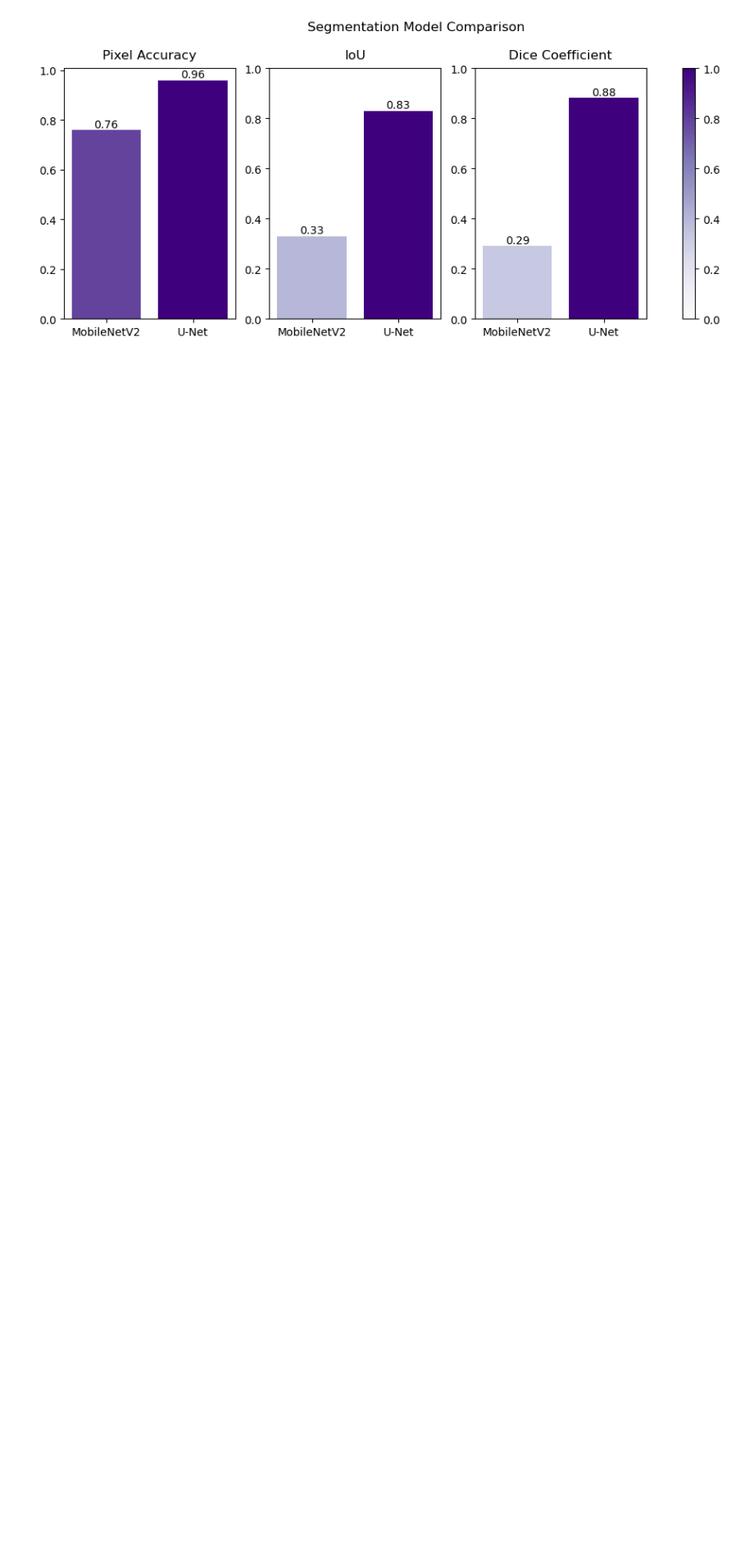
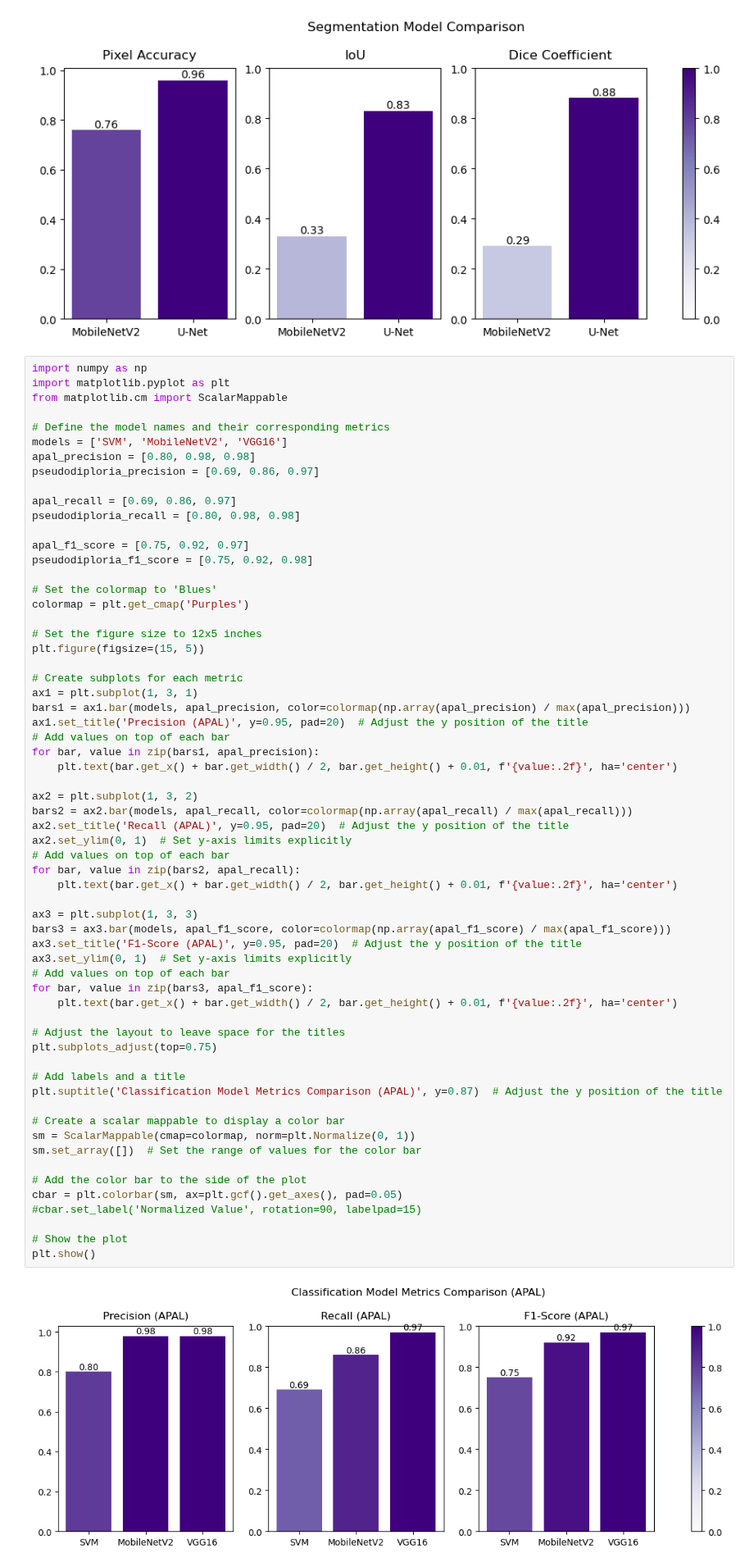
Before and after one commit to sumaiya008/Segmenting-Coral-Branch-tips, a Jupyter notebook: notebooks/2.0_Balancing.ipynb, the cells around one changed output. Shown at 82% size. Cells and saved outputs as stored; diff of their text form; blank space fills up the shorter version.

```diff
--- a/notebooks/2.0_Balancing.ipynb
+++ b/notebooks/2.0_Balancing.ipynb
@@ -404,3 +404,67 @@ cbar = plt.colorbar(sm, ax=plt.gcf().get_axes(), pad=0.05)
 plt.show()
 # %% [output]
 [figure]
+# %%
+import numpy as np
+import matplotlib.pyplot as plt
+from matplotlib.cm import ScalarMappable
+
+# Define the model names and their corresponding metrics
+models = ['SVM', 'MobileNetV2', 'VGG16']
+apal_precision = [0.80, 0.98, 0.98]
+pseudodiploria_precision = [0.69, 0.86, 0.97]
+
+apal_recall = [0.69, 0.86, 0.97]
+pseudodiploria_recall = [0.80, 0.98, 0.98]
+
+apal_f1_score = [0.75, 0.92, 0.97]
+pseudodiploria_f1_score = [0.75, 0.92, 0.98]
+
+# Set the colormap to 'Blues'
+colormap = plt.get_cmap('Purples')
+
+# Set the figure size to 12x5 inches
+plt.figure(figsize=(15, 5))
+
+# Create subplots for each metric
+ax1 = plt.subplot(1, 3, 1)
+bars1 = ax1.bar(models, apal_precision, color=colormap(np.array(apal_precision) / max(apal_precision)))
+ax1.set_title('Precision (APAL)', y=0.95, pad=20)  # Adjust the y position of the title
+# Add values on top of each bar
+for bar, value in zip(bars1, apal_precision):
+    plt.text(bar.get_x() + bar.get_width() / 2, bar.get_height() + 0.01, f'{value:.2f}', ha='center')
+
+ax2 = plt.subplot(1, 3, 2)
+bars2 = ax2.bar(models, apal_recall, color=colormap(np.array(apal_recall) / max(apal_recall)))
+ax2.set_title('Recall (APAL)', y=0.95, pad=20)  # Adjust the y position of the title
+ax2.set_ylim(0, 1)  # Set y-axis limits explicitly
+# Add values on top of each bar
+for bar, value in zip(bars2, apal_recall):
+    plt.text(bar.get_x() + bar.get_width() / 2, bar.get_height() + 0.01, f'{value:.2f}', ha='center')
+
+ax3 = plt.subplot(1, 3, 3)
+bars3 = ax3.bar(models, apal_f1_score, color=colormap(np.array(apal_f1_score) / max(apal_f1_score)))
+ax3.set_title('F1-Score (APAL)', y=0.95, pad=20)  # Adjust the y position of the title
+ax3.set_ylim(0, 1)  # Set y-axis limits explicitly
+# Add values on top of each bar
+for bar, value in zip(bars3, apal_f1_score):
+    plt.text(bar.get_x() + bar.get_width() / 2, bar.get_height() + 0.01, f'{value:.2f}', ha='center')
+
+# Adjust the layout to leave space for the titles
+plt.subplots_adjust(top=0.75)
+
+# Add labels and a title
+plt.suptitle('Classification Model Metrics Comparison (APAL)', y=0.87)  # Adjust the y position of the title
+
+# Create a scalar mappable to display a color bar
+sm = ScalarMappable(cmap=colormap, norm=plt.Normalize(0, 1))
+sm.set_array([])  # Set the range of values for the color bar
+
+# Add the color bar to the side of the plot
+cbar = plt.colorbar(sm, ax=plt.gcf().get_axes(), pad=0.05)
+#cbar.set_label('Normalized Value', rotation=90, labelpad=15)
+
+# Show the plot
+plt.show()
+# %% [output]
+[figure, added]
```
Also changed, not shown: parts of 2 cells of this notebook.
